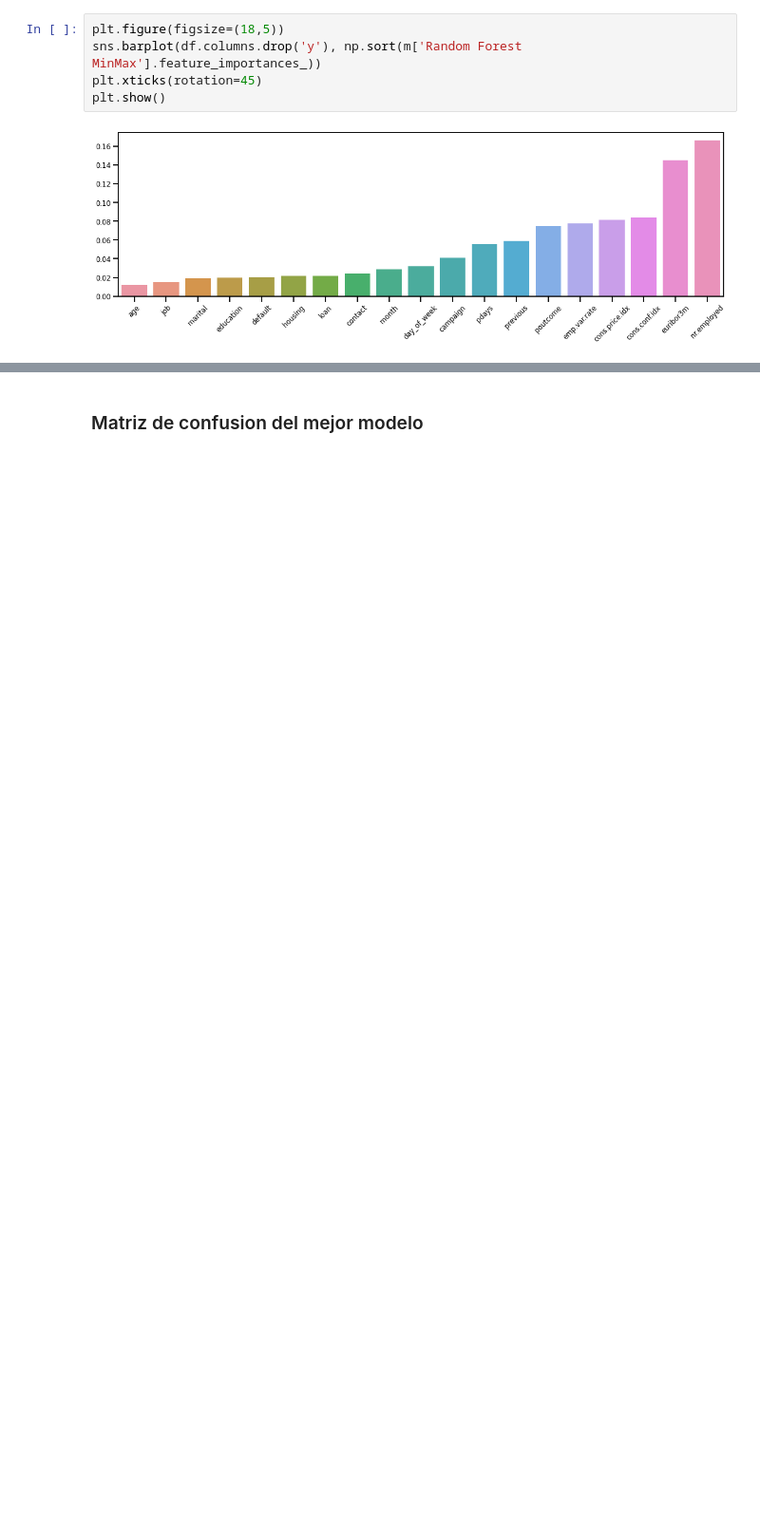
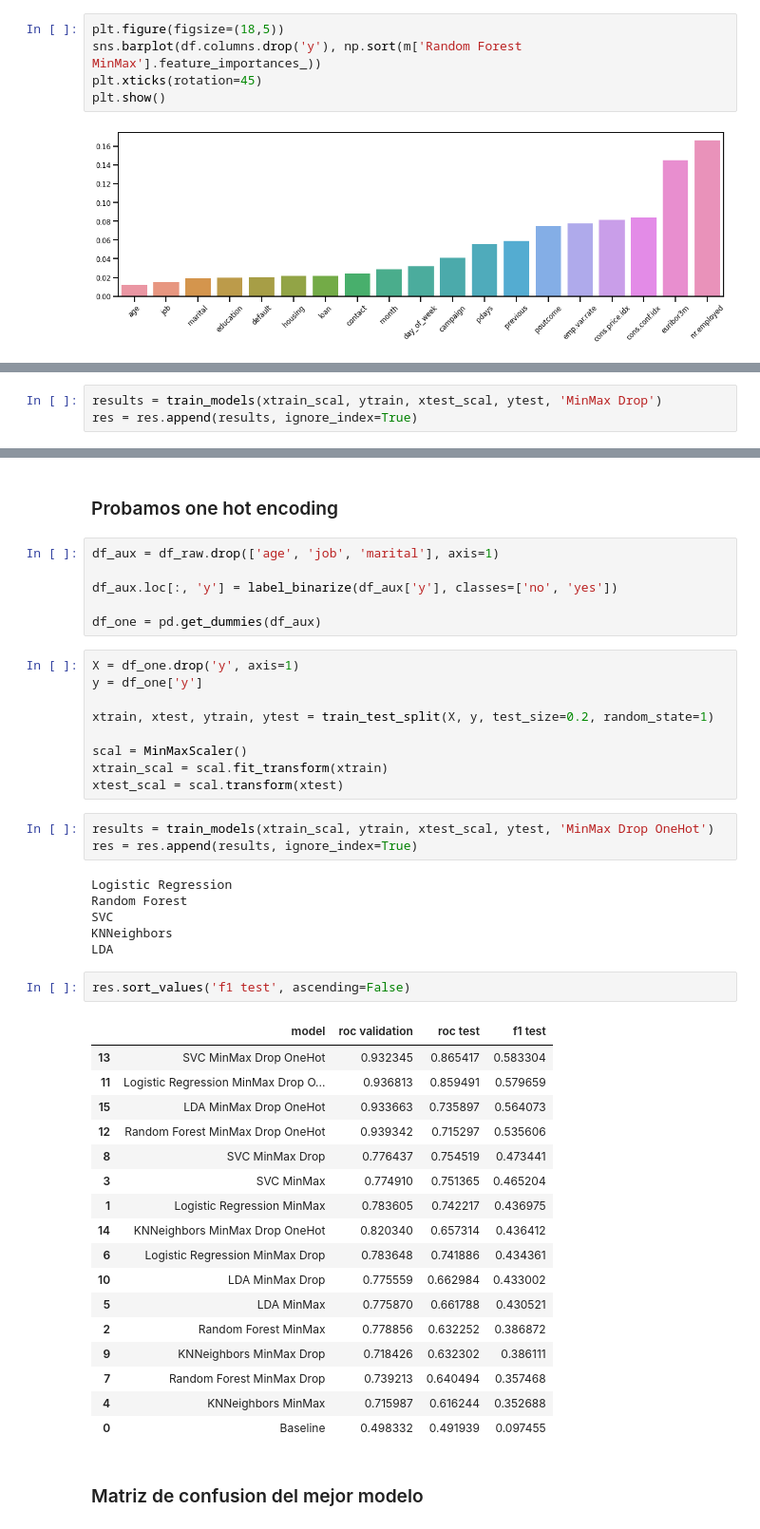
Before and after one commit to tomiambro/ap_automatico, a Jupyter notebook: tp1v2.ipynb, the cells around one changed output, grey strips where cells are left out. Shown at 95% size. Drawn from its saved outputs; the diff is of its cells as text; blank space fills up the shorter version.

```diff
--- a/tp1v2.ipynb
+++ b/tp1v2.ipynb
@@ -328,0 +340,3 @@ plt.show()
+# %%
+results = train_models(xtrain_scal, ytrain, xtest_scal, ytest, 'MinMax Drop')
+res = res.append(results, ignore_index=True)
@@ -329,3 +364,49 @@ plt.show()
+# %% [markdown]
+### Probamos one hot encoding
+# %%
+df_aux = df_raw.drop(['age', 'job', 'marital'], axis=1)
+
+df_aux.loc[:, 'y'] = label_binarize(df_aux['y'], classes=['no', 'yes'])
+
+df_one = pd.get_dummies(df_aux)
+# %%
+X = df_one.drop('y', axis=1)
+y = df_one['y']
+
+xtrain, xtest, ytrain, ytest = train_test_split(X, y, test_size=0.2, random_state=1)
+
+scal = MinMaxScaler()
+xtrain_scal = scal.fit_transform(xtrain)
+xtest_scal = scal.transform(xtest)
+# %%
+results = train_models(xtrain_scal, ytrain, xtest_scal, ytest, 'MinMax Drop OneHot')
+res = res.append(results, ignore_index=True)
+# %% [output]
+Logistic Regression
+Random Forest
+SVC
+KNNeighbors
+LDA
+# %%
+res.sort_values('f1 test', ascending=False)
+# %% [output]
+|  | model | roc validation | roc test | f1 test |
+| 13 | SVC MinMax Drop OneHot | 0.932345 | 0.865417 | 0.583304 |
+| 11 | Logistic Regression MinMax Drop O... | 0.936813 | 0.859491 | 0.579659 |
+| 15 | LDA MinMax Drop OneHot | 0.933663 | 0.735897 | 0.564073 |
+| 12 | Random Forest MinMax Drop OneHot | 0.939342 | 0.715297 | 0.535606 |
+| 8 | SVC MinMax Drop | 0.776437 | 0.754519 | 0.473441 |
+| 3 | SVC MinMax | 0.774910 | 0.751365 | 0.465204 |
+| 1 | Logistic Regression MinMax | 0.783605 | 0.742217 | 0.436975 |
+| 14 | KNNeighbors MinMax Drop OneHot | 0.820340 | 0.657314 | 0.436412 |
+| 6 | Logistic Regression MinMax Drop | 0.783648 | 0.741886 | 0.434361 |
+| 10 | LDA MinMax Drop | 0.775559 | 0.662984 | 0.433002 |
+| 5 | LDA MinMax | 0.775870 | 0.661788 | 0.430521 |
+| 2 | Random Forest MinMax | 0.778856 | 0.632252 | 0.386872 |
+| 9 | KNNeighbors MinMax Drop | 0.718426 | 0.632302 | 0.386111 |
+| 7 | Random Forest MinMax Drop | 0.739213 | 0.640494 | 0.357468 |
+| 4 | KNNeighbors MinMax | 0.715987 | 0.616244 | 0.352688 |
+| 0 | Baseline | 0.498332 | 0.491939 | 0.097455 |
 # %% [markdown]
 ### Matriz de confusion del mejor modelo
 # %%
```
Also changed, not shown: parts of 11 cells of this notebook.
